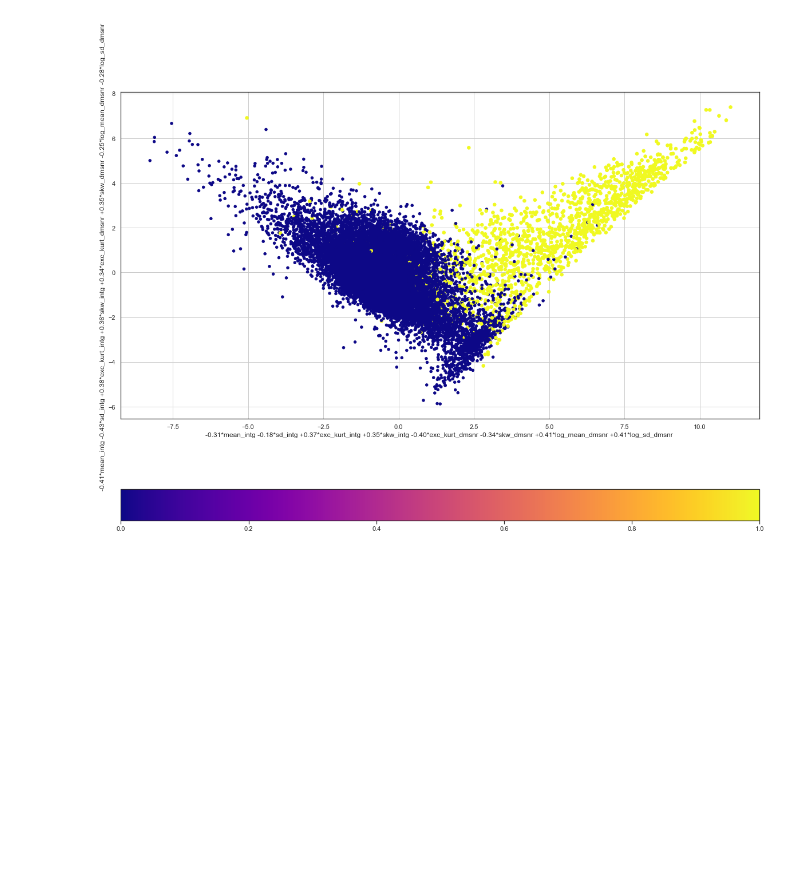
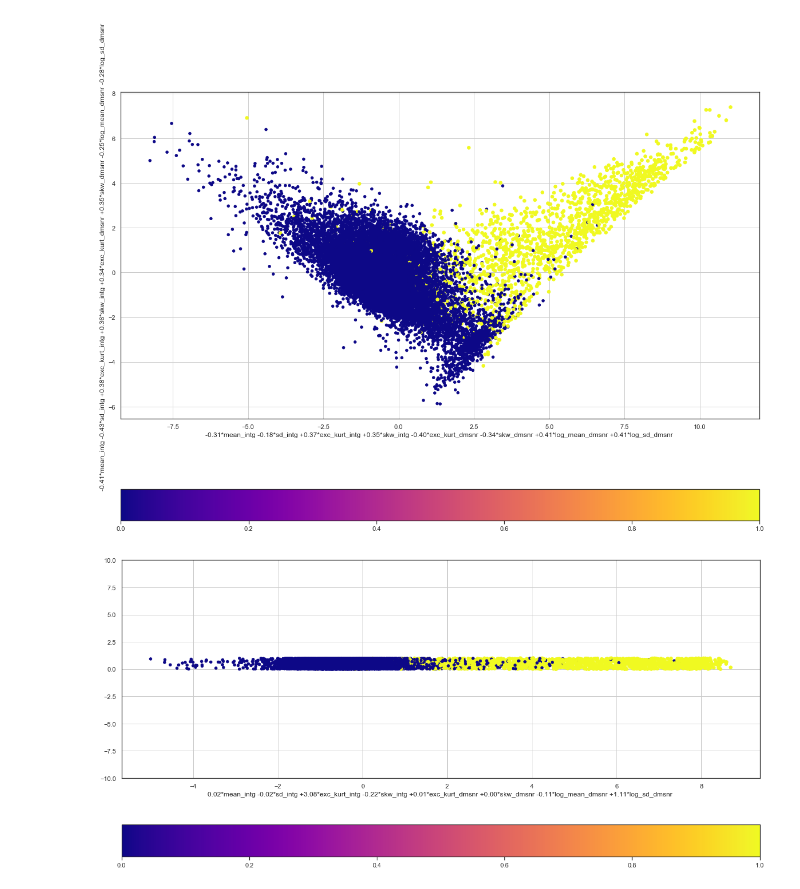
Before and after one commit to nhendersonkuns/awesomedataminers, a Jupyter notebook: pulsars.ipynb, the cells around one changed output. Drawn from its saved outputs; the diff is of its cells as text; code cells hidden in the pictures; blank space fills up the shorter version.

```diff
--- a/pulsars.ipynb
+++ b/pulsars.ipynb
@@ -591,3 +591,22 @@ plt.colorbar(orientation = 'horizontal')
 # %% [output]
 <matplotlib.colorbar.Colorbar at 0x...>
 [figure]
+# %%
+# Perform The LDA
+lda = LDA(n_components=1)
+X_lda = lda.fit(X = imputedPulsarDf.drop("class", axis =1), \
+                y = imputedPulsarDf['class']).transform(imputedPulsarDf.drop("class", axis =1))
+lda_weight_strings = get_feature_names_from_weights(lda.scalings_.T, imputedPulsarDf.drop("class", axis =1).columns)
+df_lda = pd.DataFrame(X_lda,columns=[lda_weight_strings])
+df_lda["class"] = imputedPulsarDf["class"]
+# %%
+plt.figure(figsize=(20,10))
+plt.scatter(x = df_lda[lda_weight_strings[0]] , y = np.zeros(df_lda[lda_weight_strings[0]].shape[0]) + \
+            np.random.rand(df_lda[lda_weight_strings[0]].shape[0]), \
+            c = df_lda["class"], cmap ="plasma", s = (df_lda["class"] + 2)*10)
+plt.xlabel(lda_weight_strings[0])
+plt.ylim(-10,10)
+plt.colorbar(orientation = 'horizontal')
+plt.grid()
+# %% [output]
+[figure, added]
```
